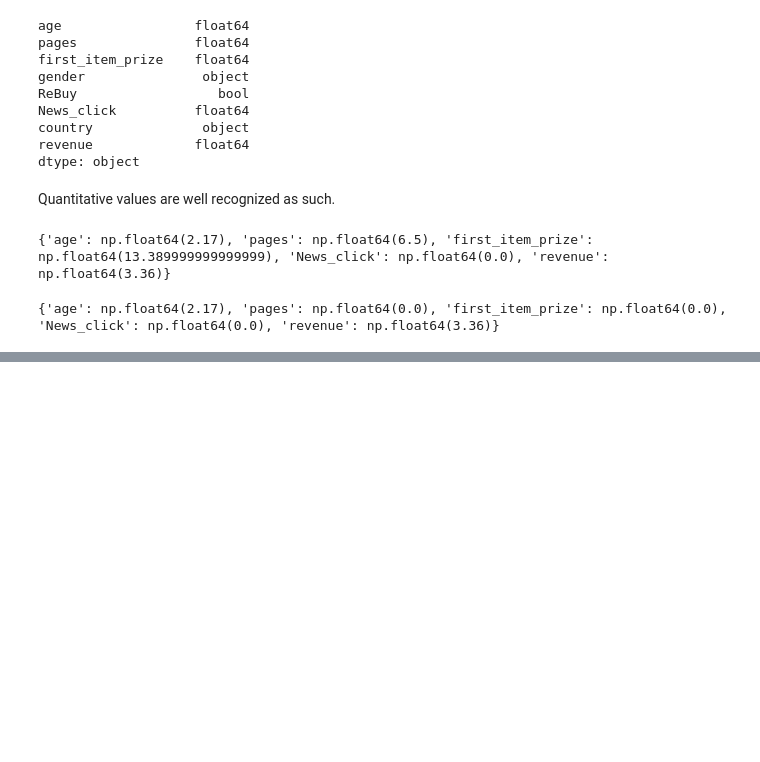
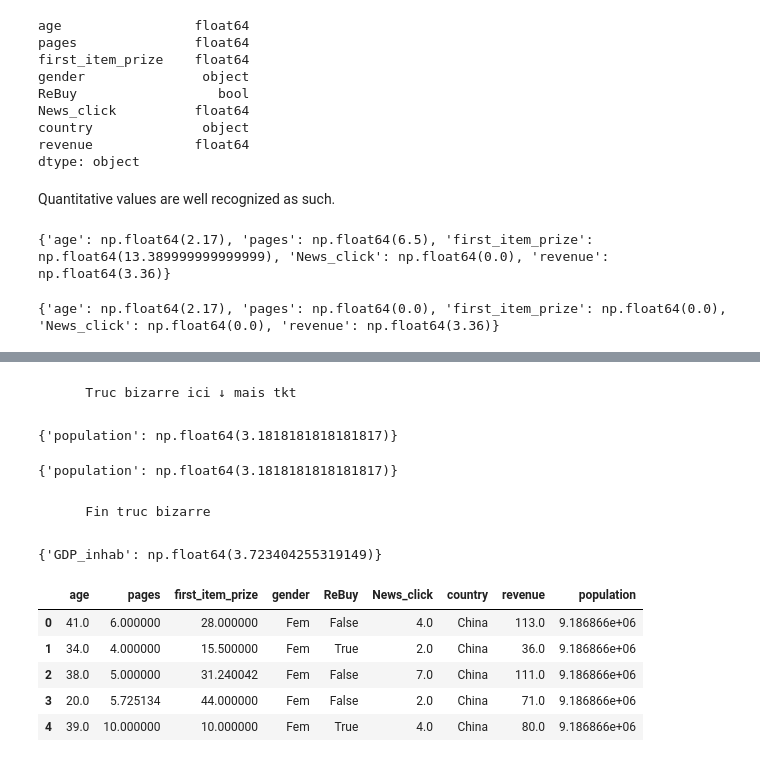
Before and after one commit to Anna-Eve/Projet-Apprentissage-automatique-n-1, a Jupyter notebook: main_no_pipline.ipynb, the cells around one changed output, grey strips where cells are left out. Saved outputs shown, nothing was run; the diff lists cells and outputs as text; code cells hidden in the pictures; blank space fills up the shorter version.

```diff
--- a/main_no_pipline.ipynb
+++ b/main_no_pipline.ipynb
@@ -206,0 +226,76 @@ print(outliers_percentages)
+# %% [markdown]
+        Truc bizarre ici ↓ mais tkt
+# %%
+cols_quanti = ["population"]
+
+def outliers_values(x):
+    q1 = x.quantile(0.25)
+    q3 = x.quantile(0.75)
+    iqr = q3 - q1
+    lower_bound = q1 - 1.5 * iqr
+    upper_bound = q3 + 1.5 * iqr
+    return (x < lower_bound) | (x > upper_bound)
+
+outliers_percentages = {
+    col: outliers_values(country_pop[col]).mean(skipna=True) * 100
+    for col in cols_quanti
+}
+
+print(outliers_percentages)
+# %% [output]
+{'population': np.float64(3.1818181818181817)}
+# %%
+cols_less_than_5 = [col for col, pct in outliers_percentages.items() if pct < 5]
+cols_greater_than_5 = [col for col, pct in outliers_percentages.items() if pct >= 5]
+
+for col in cols_greater_than_5:
+    mask = outliers_values(country_pop[col])
+    country_pop.loc[mask, col] = np.nan
+
+
+means = country_pop[cols_quanti].mean(skipna=True)
+for col in cols_quanti:
+    country_pop[col] = country_pop[col].fillna(means[col])
+
+outliers_percentages = {
+    col: outliers_values(country_pop[col]).mean(skipna=True) * 100
+    for col in cols_quanti
+}
+
+print(outliers_percentages)
+# %% [output]
+{'population': np.float64(3.1818181818181817)}
+# %% [markdown]
+        Fin truc bizarre
+# %%
+cols_quanti = ["GDP_inhab"]
+
+def outliers_values(x):
+    q1 = x.quantile(0.25)
+    q3 = x.quantile(0.75)
+    iqr = q3 - q1
+    lower_bound = q1 - 1.5 * iqr
+    upper_bound = q3 + 1.5 * iqr
+    return (x < lower_bound) | (x > upper_bound)
+
+outliers_percentages = {
+    col: outliers_values(country_gdp[col]).mean(skipna=True) * 100
+    for col in cols_quanti
+}
+
+print(outliers_percentages)
+# %% [output]
+{'GDP_inhab': np.float64(3.723404255319149)}
+# %%
+#customer_merged = pd.merge(customer, country_pop, left_on='country', right_on='Country', how='left')
+country_pop.rename(columns={'Country': 'country'}, inplace=True)
+
+customer_merged = pd.merge(customer, country_pop, on='country', how='left')
+customer_merged.head()
+# %% [output]
+|  | age | pages | first_item_prize | gender | ReBuy | News_click | country | revenue | population |
+| 0 | 41.0 | 6.000000 | 28.000000 | Fem | False | 4.0 | China | 113.0 | 9.186866e+06 |
+| 1 | 34.0 | 4.000000 | 15.500000 | Fem | True | 2.0 | China | 36.0 | 9.186866e+06 |
+| 2 | 38.0 | 5.000000 | 31.240042 | Fem | False | 7.0 | China | 111.0 | 9.186866e+06 |
+| 3 | 20.0 | 5.725134 | 44.000000 | Fem | False | 2.0 | China | 71.0 | 9.186866e+06 |
+| 4 | 39.0 | 10.000000 | 10.000000 | Fem | True | 4.0 | China | 80.0 | 9.186866e+06 |
```
Also changed, not shown: parts of 6 cells of this notebook.
